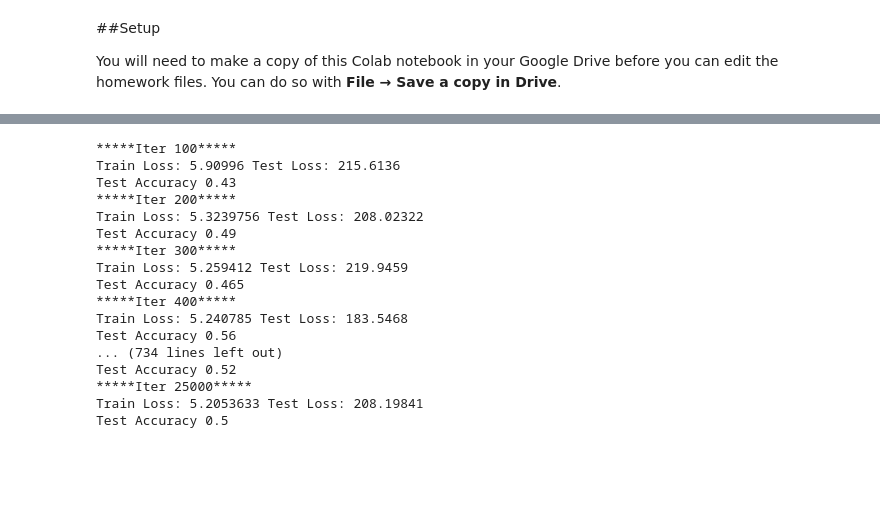
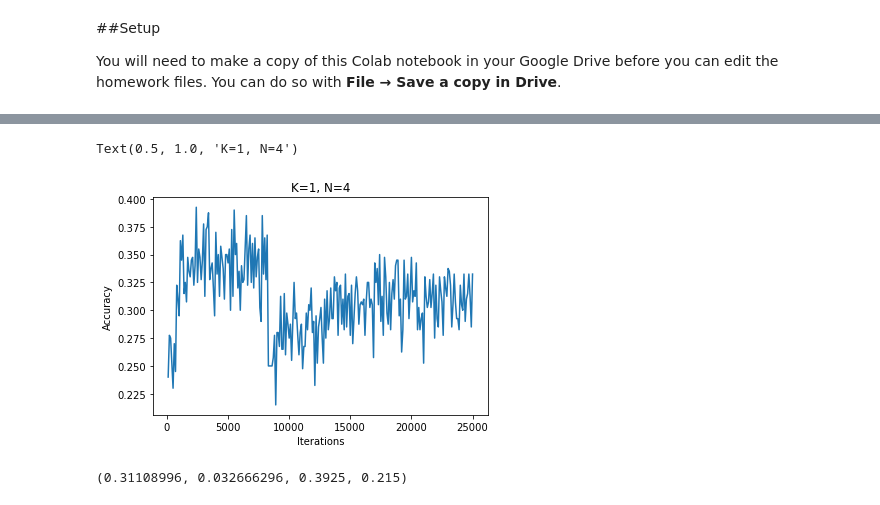
Before and after one commit to arpradha/cs330, a Jupyter notebook: CS330_Homework1_Stencil.ipynb, the cells around one changed output, grey strips where cells are left out. Drawn from its saved outputs; the diff is of its cells as text; code cells hidden in the pictures; blank space fills up the shorter version.

```diff
--- a/CS330_Homework1_Stencil.ipynb
+++ b/CS330_Homework1_Stencil.ipynb
@@ -266,26 +243,34 @@ def main(num_classes=5, num_samples=1, meta_batch_size=16, random_seed=1234):
     return result
 # %%
 import matplotlib.pyplot as plt
-results = main(num_classes=2, num_samples=1, meta_batch_size=16, random_seed=1234)
+results = main(num_classes=4, num_samples=2, meta_batch_size=128, random_seed=1234)
 #############################
 #### YOUR CODE GOES HERE ####
 # pass
 #############################
-# %% [output]
-*****Iter 100*****
-Train Loss: 5.90996 Test Loss: 215.6136
-Test Accuracy 0.43
-*****Iter 200*****
-Train Loss: 5.3239756 Test Loss: 208.02322
-Test Accuracy 0.49
-*****Iter 300*****
-Train Loss: 5.259412 Test Loss: 219.9459
-Test Accuracy 0.465
-*****Iter 400*****
-Train Loss: 5.240785 Test Loss: 183.5468
-Test Accuracy 0.56
-... (734 lines left out)
-Test Accuracy 0.52
-*****Iter 25000*****
-Train Loss: 5.2053633 Test Loss: 208.19841
-Test Accuracy 0.5
+# %%
+import pickle
+import os
+import matplotlib.pyplot as plt
+import numpy as np
+
+N=4
+K=1
+results = pickle.load(open("LR_N"+str(N)+"K"+str(K)+".pkl", "rb"))
+itr = []
+acc = []
+for k, v in results.items():
+    itr.append((k+1))
+    acc.append(v['test_acc'])
+
+plt.plot(itr, acc)
+plt.xlabel('Iterations')
+plt.ylabel('Accuracy')
+plt.title("K={0}, N={1}".format(K, N))
+# %% [output]
+Text(0.5, 1.0, 'K=1, N=4')
+[figure, added]
+# %%
+np.mean(acc), np.std(acc), np.max(acc), np.min(acc)
+# %% [output]
+(0.31108996, 0.032666296, 0.3925, 0.215)
```
Also changed, not shown: parts of 2 cells of this notebook.
